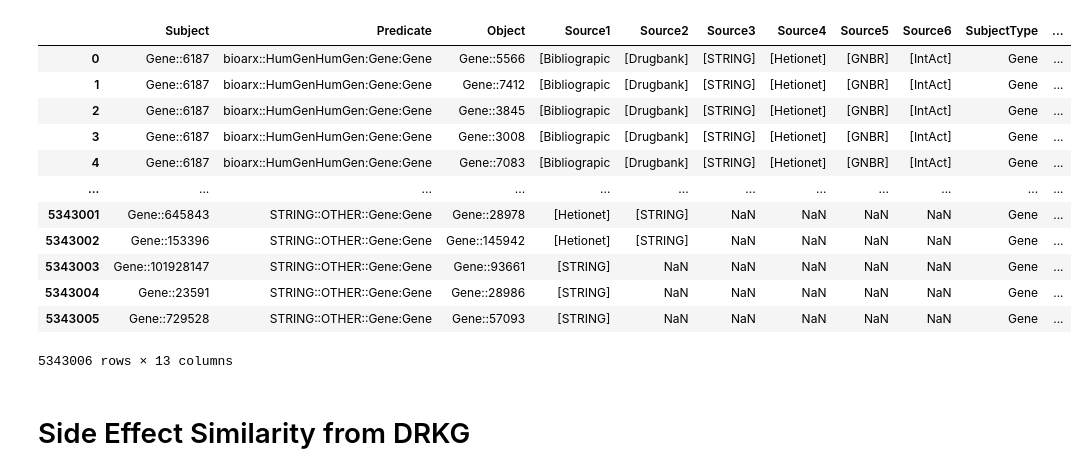
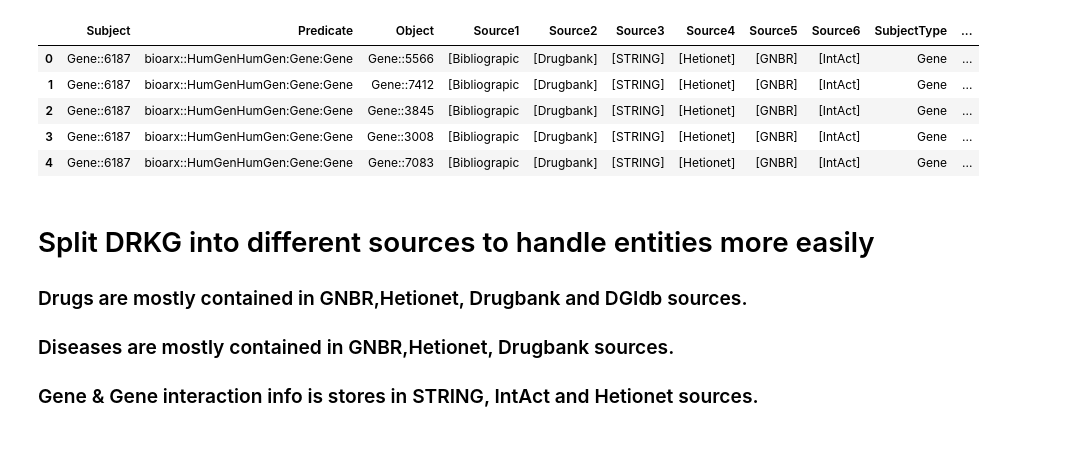
Before and after one commit to MaastrichtU-IDS/translator-openpredict, a Jupyter notebook: src/drkg_model/get_data.ipynb, the cells around one changed output. Drawn from its saved outputs; the diff is of its cells as text; code cells hidden in the pictures; blank space fills up the shorter version.

```diff
--- a/src/drkg_model/get_data.ipynb
+++ b/src/drkg_model/get_data.ipynb
@@ -88,23 +89,22 @@ entity_type_df
 # %%
+entity_type_df =create_entity_type_df(source_df)
 drkg = pd.merge(drkg_data, entity_type_df, on="Subject")
 split_object_types(drkg)
 drkg = create_object_type(drkg)
 drkg = drkg.drop(["SplitSubject", "SplitObject"],axis = 1)
-drkg
+drkg.head()
 # %% [output]
 |  | Subject | Predicate | Object | Source1 | Source2 | Source3 | Source4 | Source5 | Source6 | SubjectType | ... |
 | 0 | Gene::6187 | bioarx::HumGenHumGen:Gene:Gene | Gene::5566 | [Bibliograpic | [Drugbank] | [STRING] | [Hetionet] | [GNBR] | [IntAct] | Gene | ... |
 | 1 | Gene::6187 | bioarx::HumGenHumGen:Gene:Gene | Gene::7412 | [Bibliograpic | [Drugbank] | [STRING] | [Hetionet] | [GNBR] | [IntAct] | Gene | ... |
 | 2 | Gene::6187 | bioarx::HumGenHumGen:Gene:Gene | Gene::3845 | [Bibliograpic | [Drugbank] | [STRING] | [Hetionet] | [GNBR] | [IntAct] | Gene | ... |
 | 3 | Gene::6187 | bioarx::HumGenHumGen:Gene:Gene | Gene::3008 | [Bibliograpic | [Drugbank] | [STRING] | [Hetionet] | [GNBR] | [IntAct] | Gene | ... |
 | 4 | Gene::6187 | bioarx::HumGenHumGen:Gene:Gene | Gene::7083 | [Bibliograpic | [Drugbank] | [STRING] | [Hetionet] | [GNBR] | [IntAct] | Gene | ... |
-| ... | ... | ... | ... | ... | ... | ... | ... | ... | ... | ... | ... |
-| 5343001 | Gene::645843 | STRING::OTHER::Gene:Gene | Gene::28978 | [Hetionet] | [STRING] | NaN | NaN | NaN | NaN | Gene | ... |
-| 5343002 | Gene::153396 | STRING::OTHER::Gene:Gene | Gene::145942 | [Hetionet] | [STRING] | NaN | NaN | NaN | NaN | Gene | ... |
-| 5343003 | Gene::101928147 | STRING::OTHER::Gene:Gene | Gene::93661 | [STRING] | NaN | NaN | NaN | NaN | NaN | Gene | ... |
-| 5343004 | Gene::23591 | STRING::OTHER::Gene:Gene | Gene::28986 | [STRING] | NaN | NaN | NaN | NaN | NaN | Gene | ... |
-| 5343005 | Gene::729528 | STRING::OTHER::Gene:Gene | Gene::57093 | [STRING] | NaN | NaN | NaN | NaN | NaN | Gene | ... |
-5343006 rows × 13 columns
+# %% [markdown]
+# Split DRKG into different sources to handle entities more easily
+### Drugs are mostly contained in GNBR,Hetionet, Drugbank and DGIdb sources.
+### Diseases are mostly contained in GNBR,Hetionet, Drugbank sources.
+### Gene & Gene interaction info is stores in STRING, IntAct and Hetionet sources.
 # %%
 Hetionet = drkg.loc[(drkg["Source1"] == "[Hetionet]") | (drkg["Source2"] == "[Hetionet]") | (drkg["Source3"] == "[Hetionet]")
             | (drkg["Source4"] == "[Hetionet]")| (drkg["Source5"] == "[Hetionet]") | (drkg["Source6"] == "[Hetionet]")]
@@ -146,2 +125,0 @@ mesh_to_drugbank = mesh_to_drugbank.rename(columns={"SubjectID_y" : "SubjectID_D
-# %% [markdown]
-# Side Effect Similarity from DRKG
```
Also changed, not shown: parts of 70 cells of this notebook.
